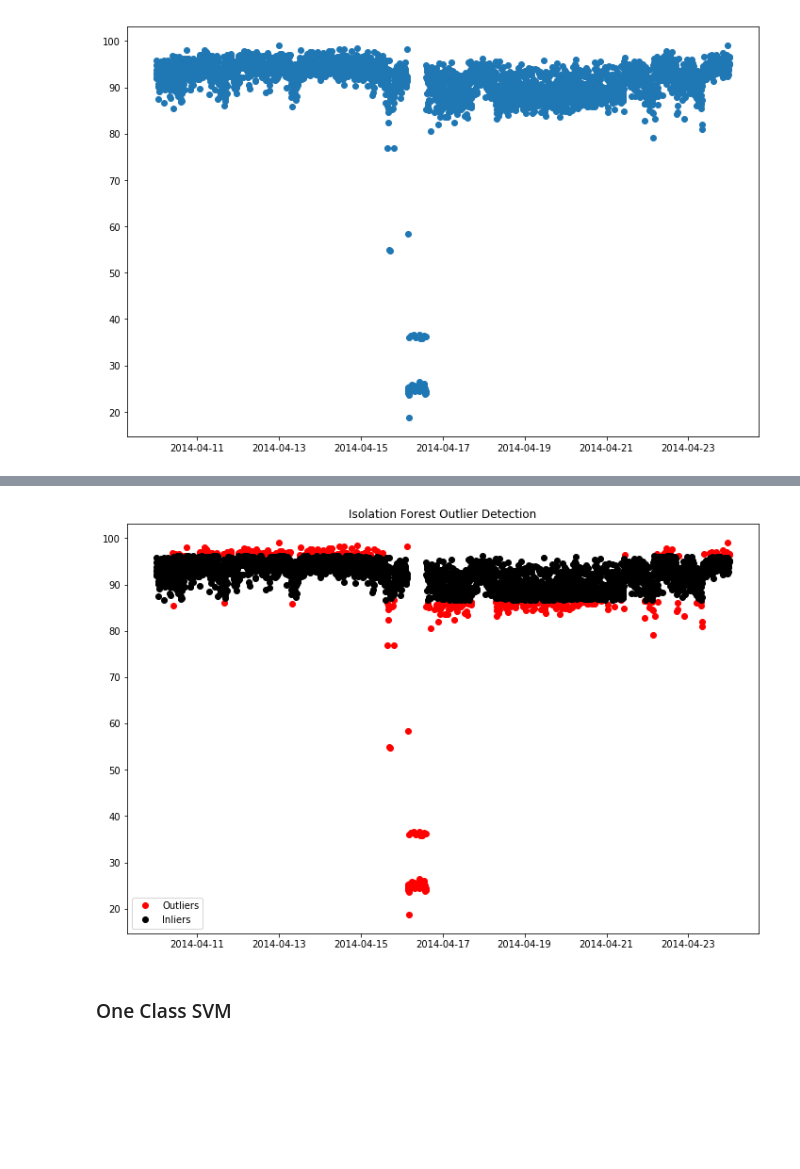
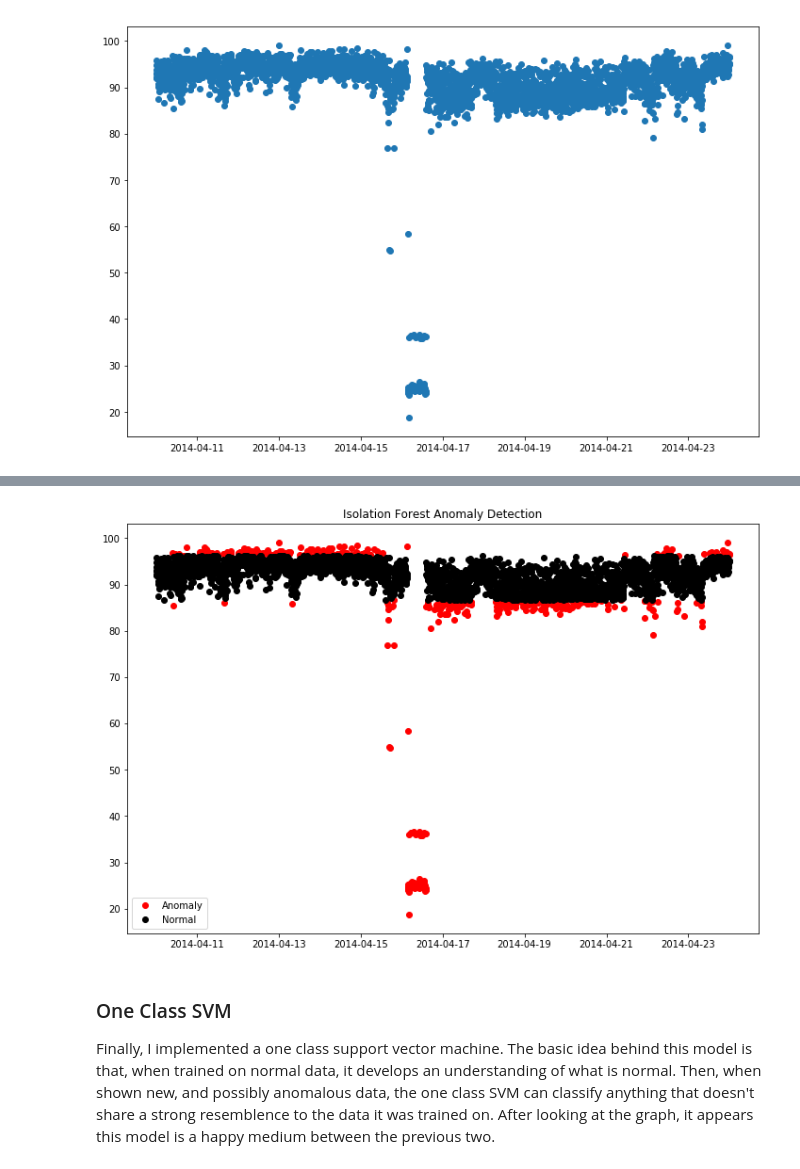
Before and after one commit to mt3443/anomaly-detection, a Jupyter notebook: anomaly-detection.ipynb, the cells around one changed output, grey strips where cells are left out. Drawn from its saved outputs; the diff is of its cells as text; code cells hidden in the pictures; blank space fills up the shorter version.

```diff
--- a/anomaly-detection.ipynb
+++ b/anomaly-detection.ipynb
@@ -79,36 +83,37 @@ plt.show()
 # %%
 # Train isolation forest
 values = np.array(df.value.values).reshape(-1, 1)
 if_model = IsolationForest(contamination='auto', behaviour='new', random_state=0).fit(values)
 
 # Calculate inliers and outliers
 results = if_model.predict(values)
 
 # Classify points
 if_outlier_times = []
 if_outlier_values = []
 if_inlier_times = []
 if_inlier_values = []
 
 for index, row in df.iterrows():
     if results[index] == 1:
         if_inlier_times.append(row.timestamp)
         if_inlier_values.append(row.value)
     else:
         if_outlier_times.append(row.timestamp)
         if_outlier_values.append(row.value)
 
 # Plot results
 plt.rcParams['figure.figsize'] = [12, 8]
-plt.title('Isolation Forest Outlier Detection')
-plt.plot_date(if_outlier_times, if_outlier_values, color='red', label='Outliers')
-plt.plot_date(if_inlier_times, if_inlier_values, color='black', label='Inliers')
+plt.title('Isolation Forest Anomaly Detection')
+plt.plot_date(if_outlier_times, if_outlier_values, color='red', label='Anomaly')
+plt.plot_date(if_inlier_times, if_inlier_values, color='black', label='Normal')
 plt.legend(loc='best')
 plt.show()
 # %% [output]
-[figure, old version]
+[figure, new version]
-# %% [markdown]
-### One Class SVM
+# %% [markdown]
+### One Class SVM
+Finally, I implemented a one class support vector machine. The basic idea behind this model is that, when trained on normal data, it develops an understanding of what is normal. Then, when shown new, and possibly anomalous data, the one class SVM can classify anything that doesn't share a strong resemblence to the data it was trained on. After looking at the graph, it appears this model is a happy medium between the previous two.
 # %%
 # Train one class svm
 all_values = list(df.value.values)
```
Also changed, not shown: parts of 11 cells of this notebook.
